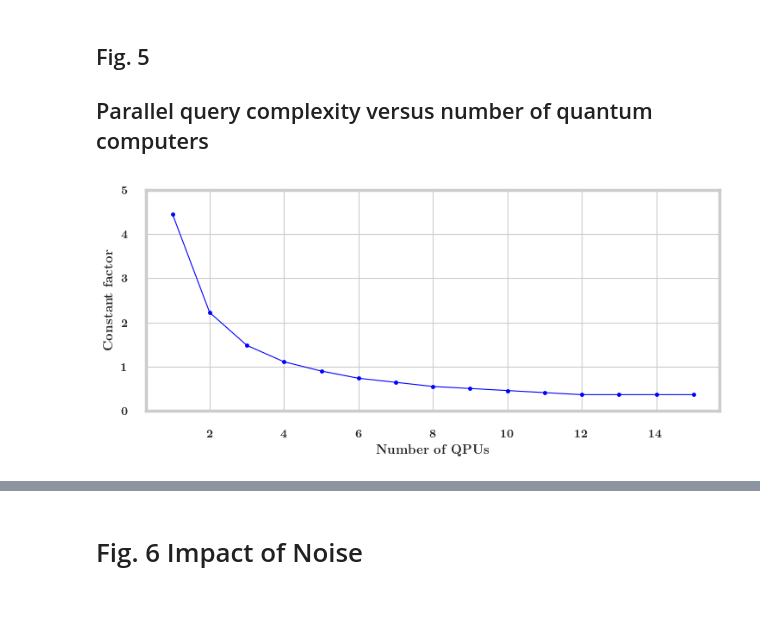
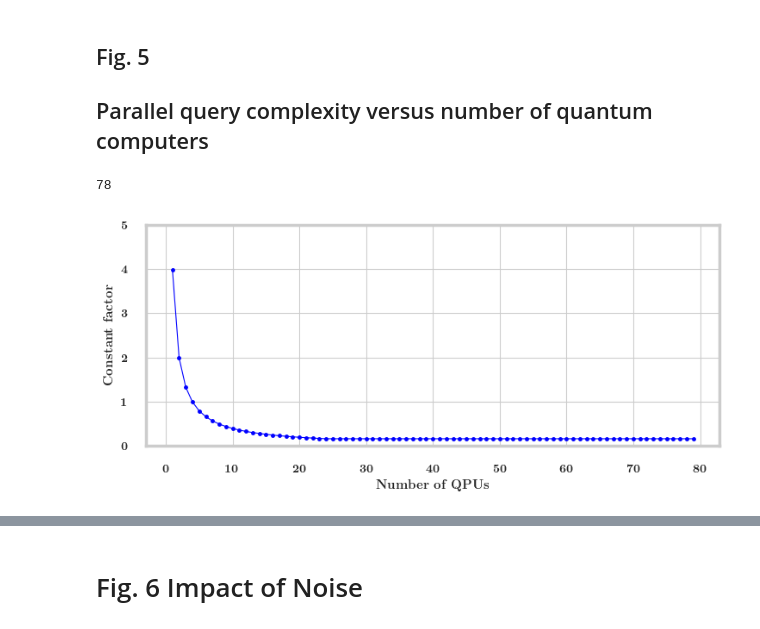
Before and after one commit to unitaryfoundation/csAE, a Jupyter notebook: plots.ipynb, the cells around one changed output, grey strips where cells are left out. Saved outputs shown, nothing was run; the diff lists cells and outputs as text; code cells hidden in the pictures.

```diff
--- a/plots.ipynb
+++ b/plots.ipynb
@@ -850,13 +704,16 @@ plt.savefig('figs/virtual_locations.pdf')
 # this is related to the partition problem, which is an NP-complete problem
 # we will use the greedy approach mentioned here: https://en.wikipedia.org/wiki/Partition_problem#Approximation_algorithm_approaches
 
-ula_signal = TwoqULASignal(M=[2]*5)
+ula_signal = TwoqULASignal(M=[2]*5, C=C)
+ula_signal = TwoqULASignal(M=[2]*12, C=C)
 ula_signal.get_idx()
 
 n_samples = np.array(ula_signal.n_samples)
 n0 = n_samples[0]
 n_samples = 2*n_samples
 n_samples[0] = n0
+
+print(n0)
 
 depths = ula_signal.depths
 depths[0] = 1
@@ -887,36 +744,39 @@ def part_sums(n_samples, depths, num_parts):
     return part_sums
 
 quantum_computers = list(range(1, 16))
+quantum_computers = list(range(1, 80))
 fractions = np.zeros(len(quantum_computers))
+
 
 for i, num_parts in enumerate(quantum_computers):
     p_sums = part_sums(n_samples=n_samples, depths=depths, num_parts=num_parts)
     fractions[i] = max(p_sums)/(np.sum(n_samples*depths))
 
 # now plot constant factor against number of quantum computers
 ms=5
 lw=0.8
 
 a=0.5
 
 #C= 6960*4.6*10**(-4) # this is the constant factor for the query complexity for amplitude 0.5 for q=5
-C = C_csae_ave95 # This is the constant factor determined from the fit
+# C = C_csae_ave95 # This is the constant factor determined from the fit
 
 sns.set_style("whitegrid")
 plt.rcParams["figure.figsize"] = [7.50, 3.50]
 plt.rcParams["font.size"] = 12
 plt.rcParams["text.latex.preamble"] = r'\boldmath'
 plt.rcParams.update({
     "text.usetex": True,
     "font.family": "serif",
     "font.serif": ["Helvetica"]})
 
-plt.plot(quantum_computers, C*fractions, '.-b', ms=ms, linewidth=lw)
+plt.plot(quantum_computers, C_csae_ave95*fractions, '.-b', ms=ms, linewidth=lw)
 
 plt.ylim([0.0, 5.0])
 plt.xlabel(r'\textbf{Number of QPUs}')
 plt.ylabel(r'\textbf{Constant factor}')
 plt.tight_layout()
 plt.savefig('figs/constant_factors_qpus.pdf')
 # %% [output]
+78
-[figure, old version]
+[figure, new version]
```
Also changed, not shown: parts of 13 cells of this notebook, 5 other files.
